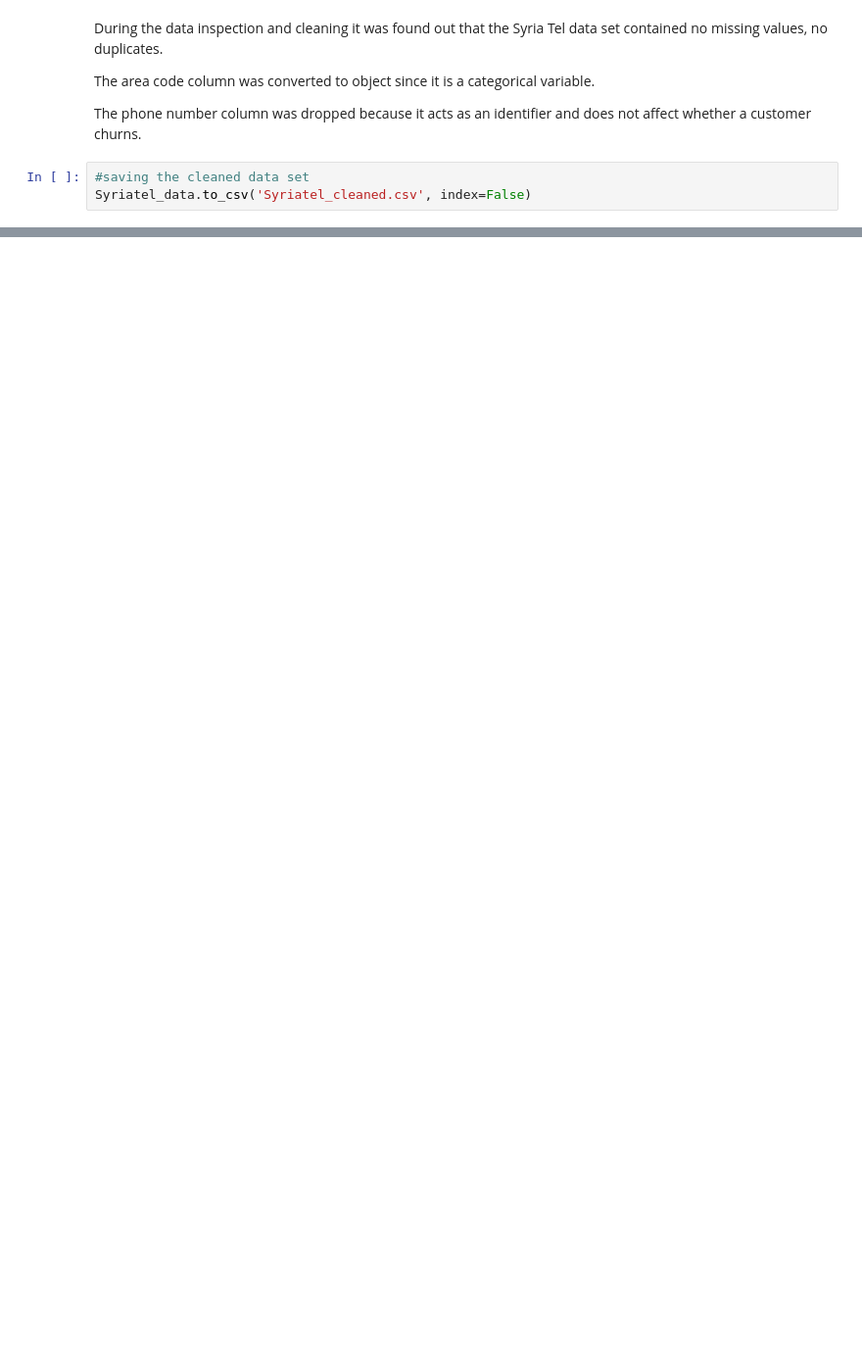
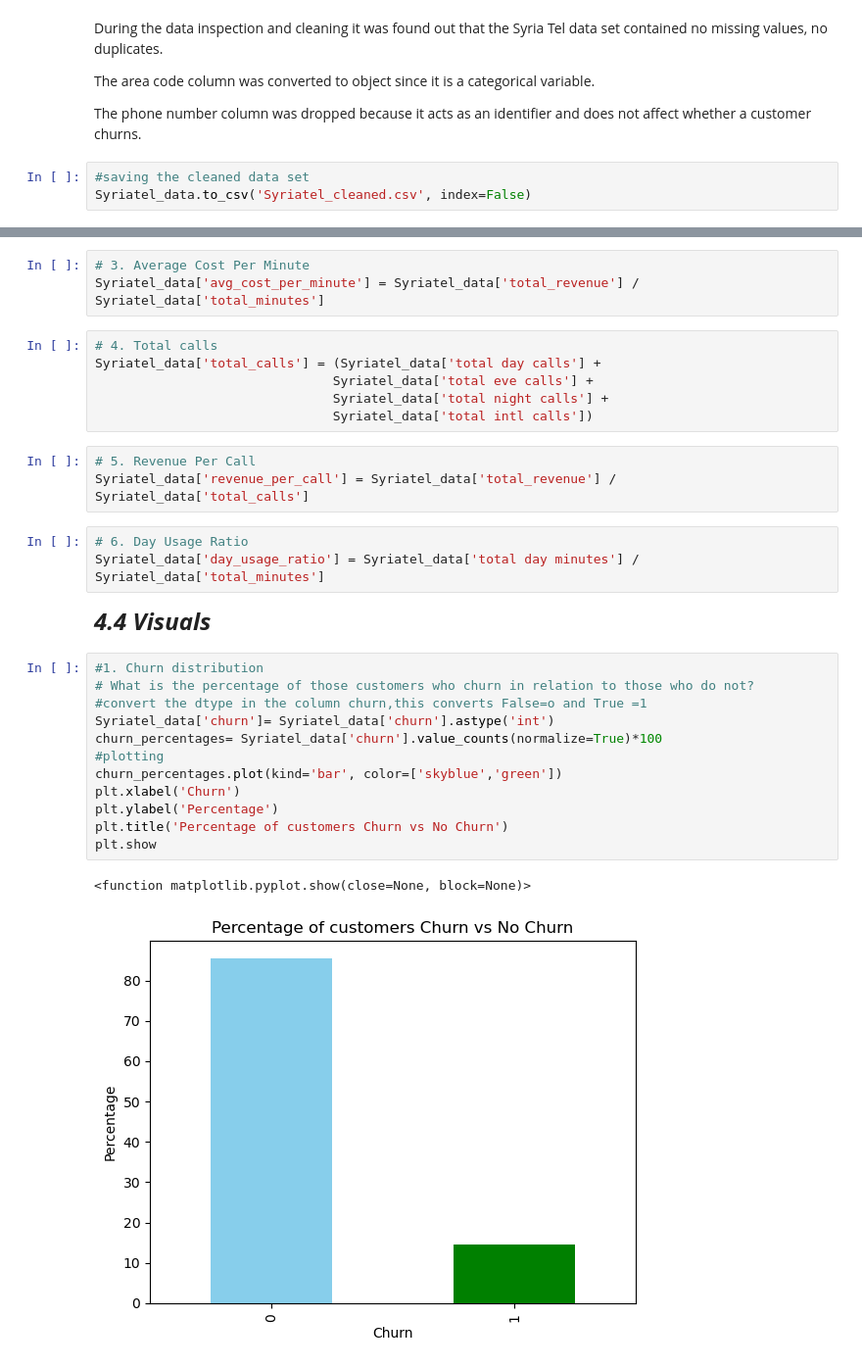
Before and after one commit to EAlmadi/Phase3_project, a Jupyter notebook: Syriatel.ipynb, the cells around one changed output, grey strips where cells are left out. Shown at 98% size. Cells and saved outputs as stored; diff of their text form; blank space fills up the shorter version.

```diff
--- a/Syriatel.ipynb
+++ b/Syriatel.ipynb
@@ -193,0 +262,32 @@ Syriatel_data.to_csv('Syriatel_cleaned.csv', index=False)
+# %%
+# 3. Average Cost Per Minute
+Syriatel_data['avg_cost_per_minute'] = Syriatel_data['total_revenue'] / Syriatel_data['total_minutes']
+# %%
+# 4. Total calls
+Syriatel_data['total_calls'] = (Syriatel_data['total day calls'] +
+                               Syriatel_data['total eve calls'] +
+                               Syriatel_data['total night calls'] +
+                               Syriatel_data['total intl calls'])
+# %%
+# 5. Revenue Per Call
+Syriatel_data['revenue_per_call'] = Syriatel_data['total_revenue'] / Syriatel_data['total_calls']
+# %%
+# 6. Day Usage Ratio
+Syriatel_data['day_usage_ratio'] = Syriatel_data['total day minutes'] / Syriatel_data['total_minutes']
+# %% [markdown]
+***<span style="font-size: 24px;">4.4 Visuals</span>***
+# %%
+#1. Churn distribution
+# What is the percentage of those customers who churn in relation to those who do not?
+#convert the dtype in the column churn,this converts False=o and True =1
+Syriatel_data['churn']= Syriatel_data['churn'].astype('int')
+churn_percentages= Syriatel_data['churn'].value_counts(normalize=True)*100
+#plotting
+churn_percentages.plot(kind='bar', color=['skyblue','green'])
+plt.xlabel('Churn')
+plt.ylabel('Percentage')
+plt.title('Percentage of customers Churn vs No Churn')
+plt.show
+# %% [output]
+<function matplotlib.pyplot.show(close=None, block=None)>
+[figure, added]
```
Also changed, not shown: parts of 19 cells of this notebook, 3 other files.
